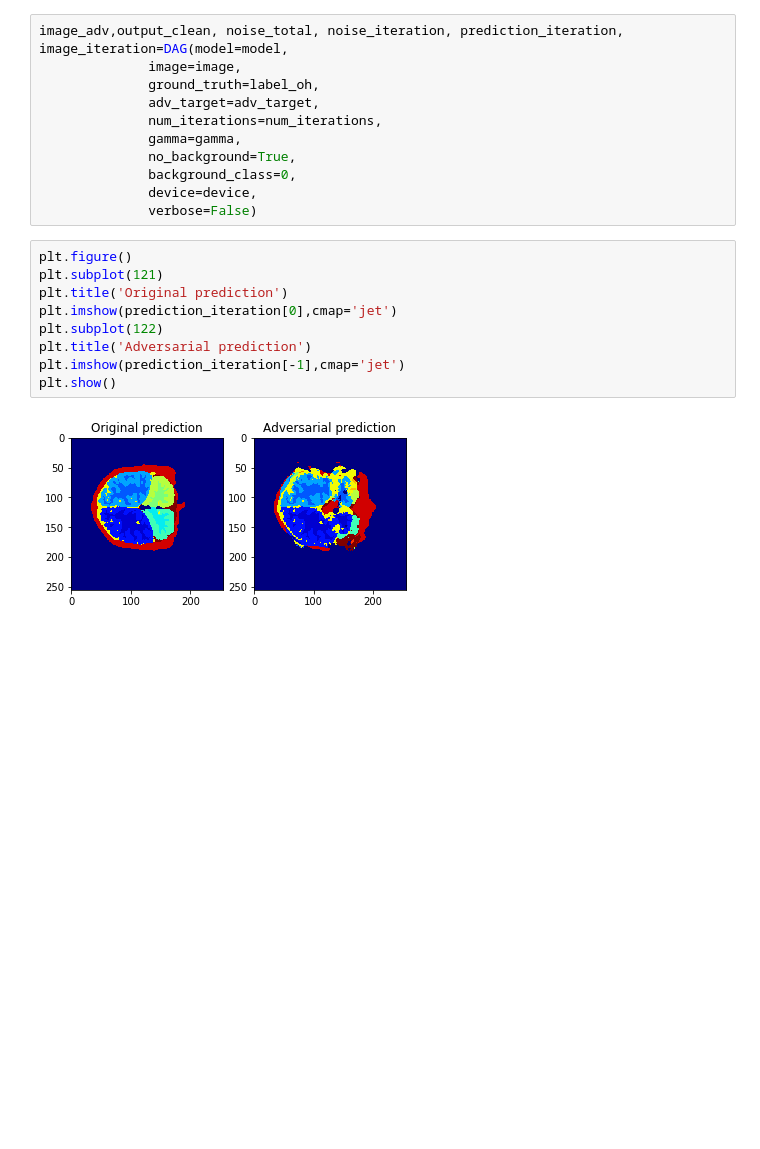
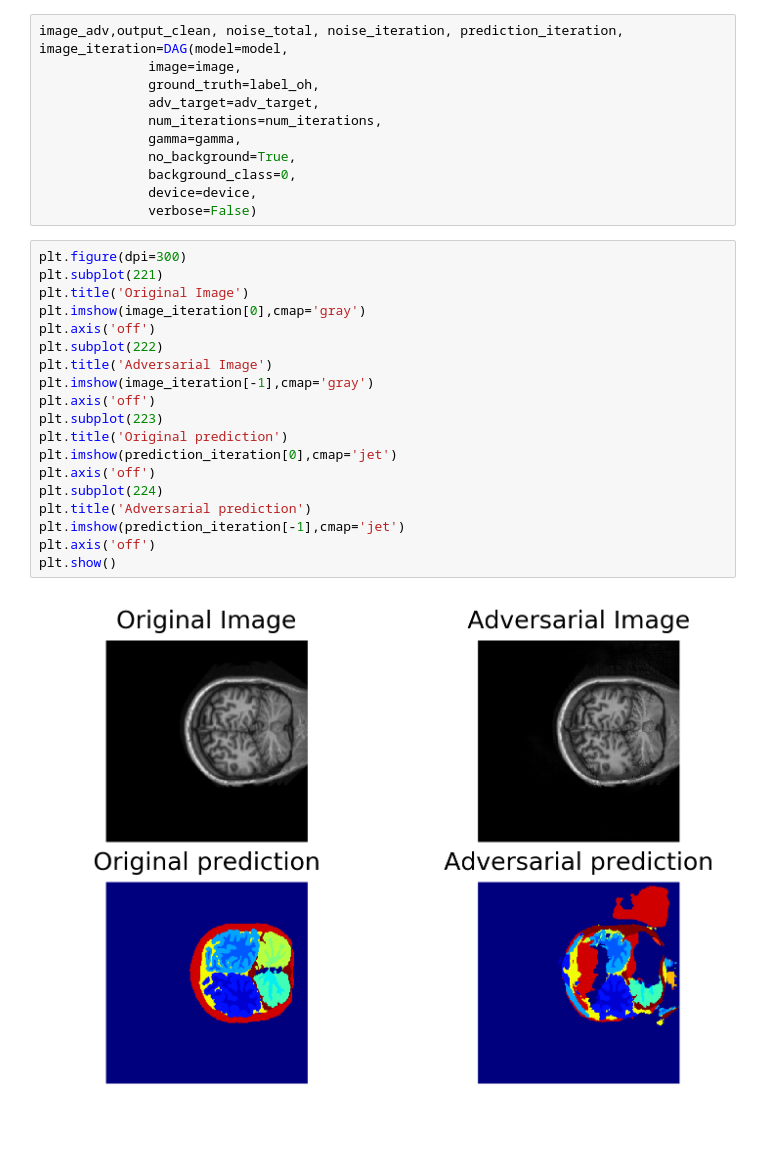
Before and after one commit to IFL-CAMP/dense_adversarial_generation_pytorch, a Jupyter notebook: example.ipynb, the cells around one changed output. Cells and saved outputs as stored; diff of their text form; blank space fills up the shorter version.

```diff
--- a/example.ipynb
+++ b/example.ipynb
@@ -92,13 +87,23 @@ image_adv,output_clean, noise_total, noise_iteration, prediction_iteration, imag
               device=device,
               verbose=False)
 # %%
-plt.figure()
-plt.subplot(121)
+plt.figure(dpi=300)
+plt.subplot(221)
+plt.title('Original Image')
+plt.imshow(image_iteration[0],cmap='gray')
+plt.axis('off')
+plt.subplot(222)
+plt.title('Adversarial Image')
+plt.imshow(image_iteration[-1],cmap='gray')
+plt.axis('off')
+plt.subplot(223)
 plt.title('Original prediction')
 plt.imshow(prediction_iteration[0],cmap='jet')
-plt.subplot(122)
+plt.axis('off')
+plt.subplot(224)
 plt.title('Adversarial prediction')
 plt.imshow(prediction_iteration[-1],cmap='jet')
+plt.axis('off')
 plt.show()
 # %% [output]
-[figure, old version]
+[figure, new version]
```
Also changed, not shown: parts of 3 cells of this notebook, 1 other file.
